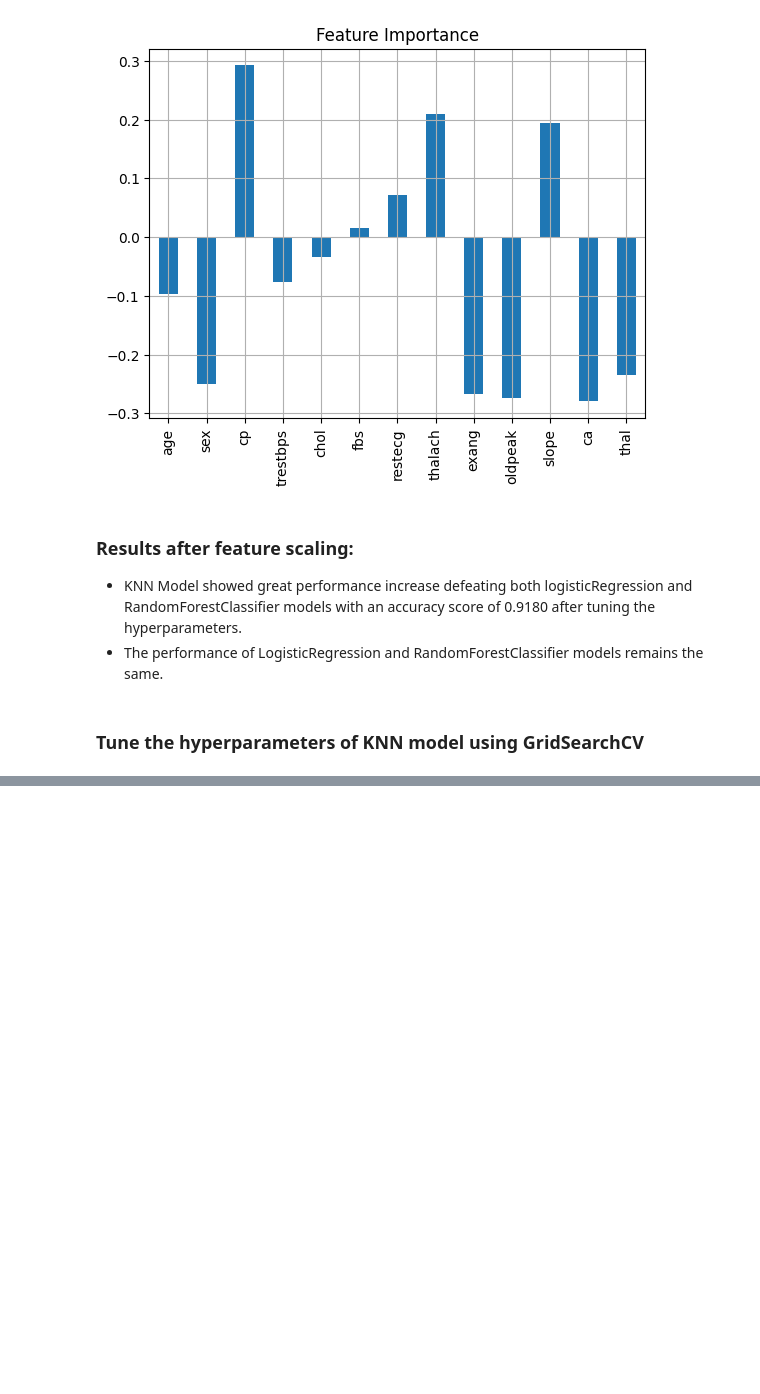
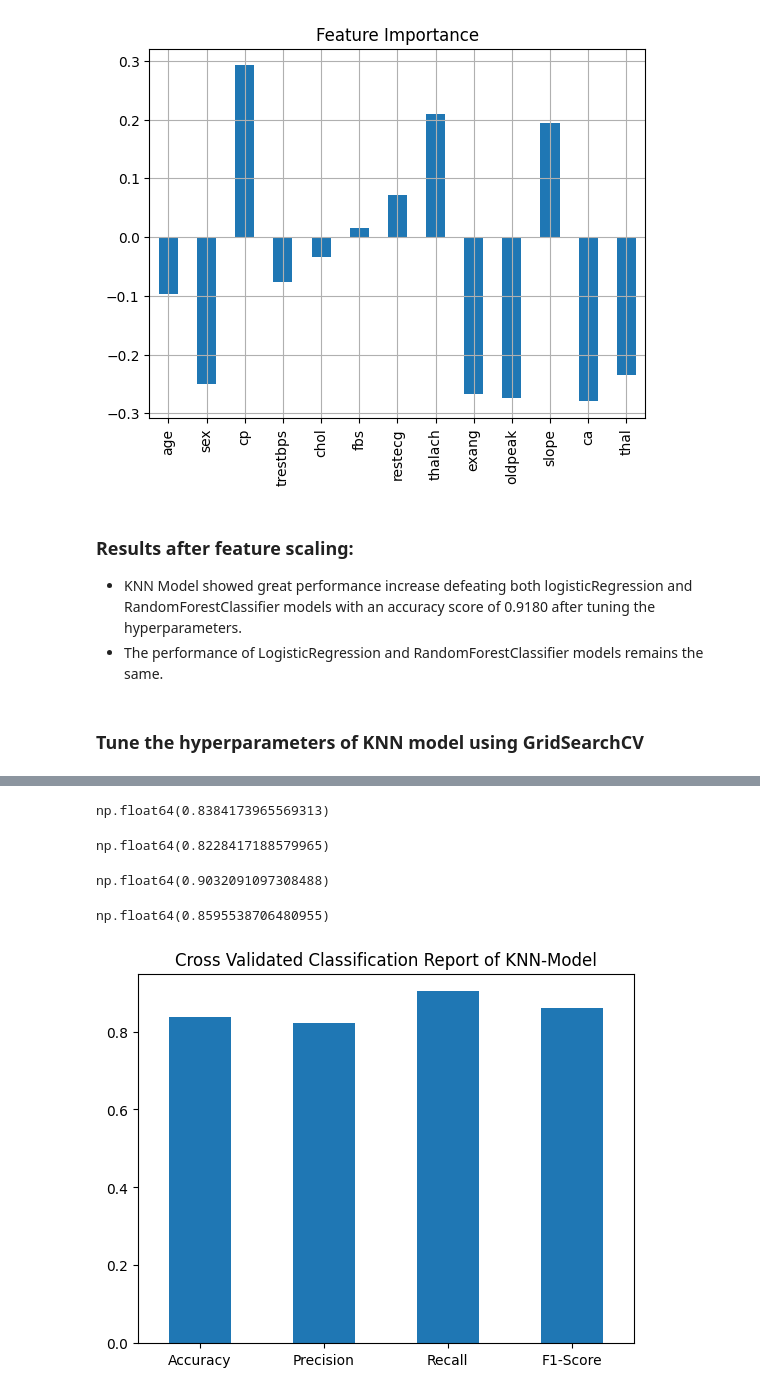
Before and after one commit to Ovaserashid/heart-disease-prediction, a Jupyter notebook: notebooks/main.ipynb, the cells around one changed output, grey strips where cells are left out. Drawn from its saved outputs; the diff is of its cells as text; code cells hidden in the pictures; blank space fills up the shorter version.

```diff
--- a/notebooks/main.ipynb
+++ b/notebooks/main.ipynb
@@ -661,0 +828,40 @@ feature_df.T.plot(kind='bar', title="Feature Importance", legend=False, grid=Tru
+# %%
+# Cross-validated accuracy
+cv_acc = cross_val_score(clf, X_transformed, y, cv=7, scoring="accuracy")
+cv_acc = np.mean(cv_acc)
+cv_acc
+# %% [output]
+np.float64(0.8384173965569313)
+# %%
+# Cross-validated precision
+cv_prec = cross_val_score(clf, X_transformed, y, cv=7, scoring="precision")
+cv_prec = np.mean(cv_prec)
+cv_prec
+# %% [output]
+np.float64(0.8228417188579965)
+# %%
+# Cross-validated recall
+cv_recall = cross_val_score(clf, X_transformed, y, cv=7, scoring="recall")
+cv_recall = np.mean(cv_recall)
+cv_recall
+# %% [output]
+np.float64(0.9032091097308488)
+# %%
+# Cross-validaed f1-score
+cv_f1 = cross_val_score(clf, X_transformed, y, cv=7, scoring="f1")
+cv_f1 = np.mean(cv_f1)
+cv_f1
+# %% [output]
+np.float64(0.8595538706480955)
+# %%
+# Visualize cross-validated metrics
+cv_metrics = pd.DataFrame({"Accuracy": cv_acc,
+                          "Precision": cv_prec,
+                          "Recall": cv_recall,
+                          "F1-Score": cv_f1
+                          }, index=[0])
+cv_metrics.T.plot(kind='bar', legend=False)
+plt.title("Cross Validated Classification Report of KNN-Model")
+plt.xticks(rotation=0);
+# %% [output]
+[figure, added]
```
Also changed, not shown: parts of 19 cells of this notebook.
